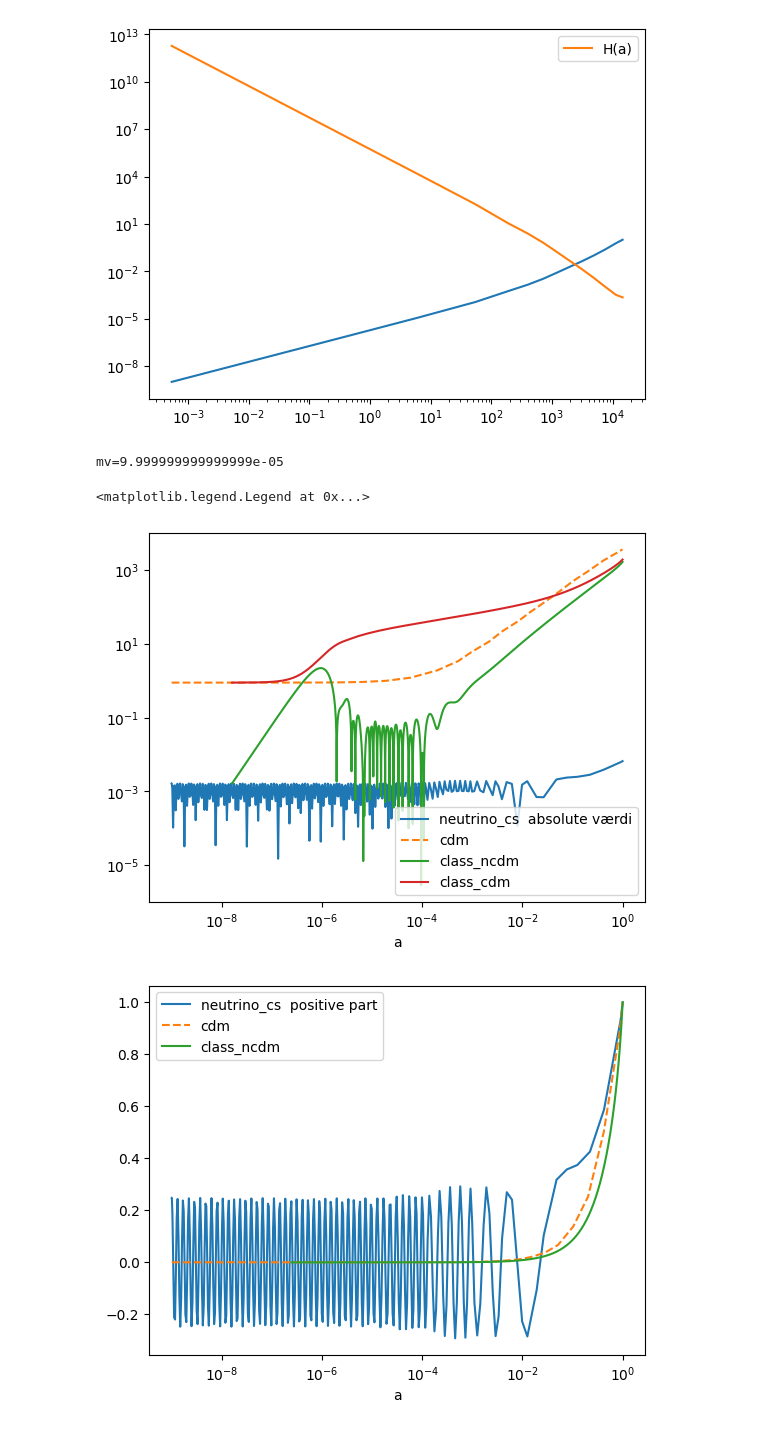
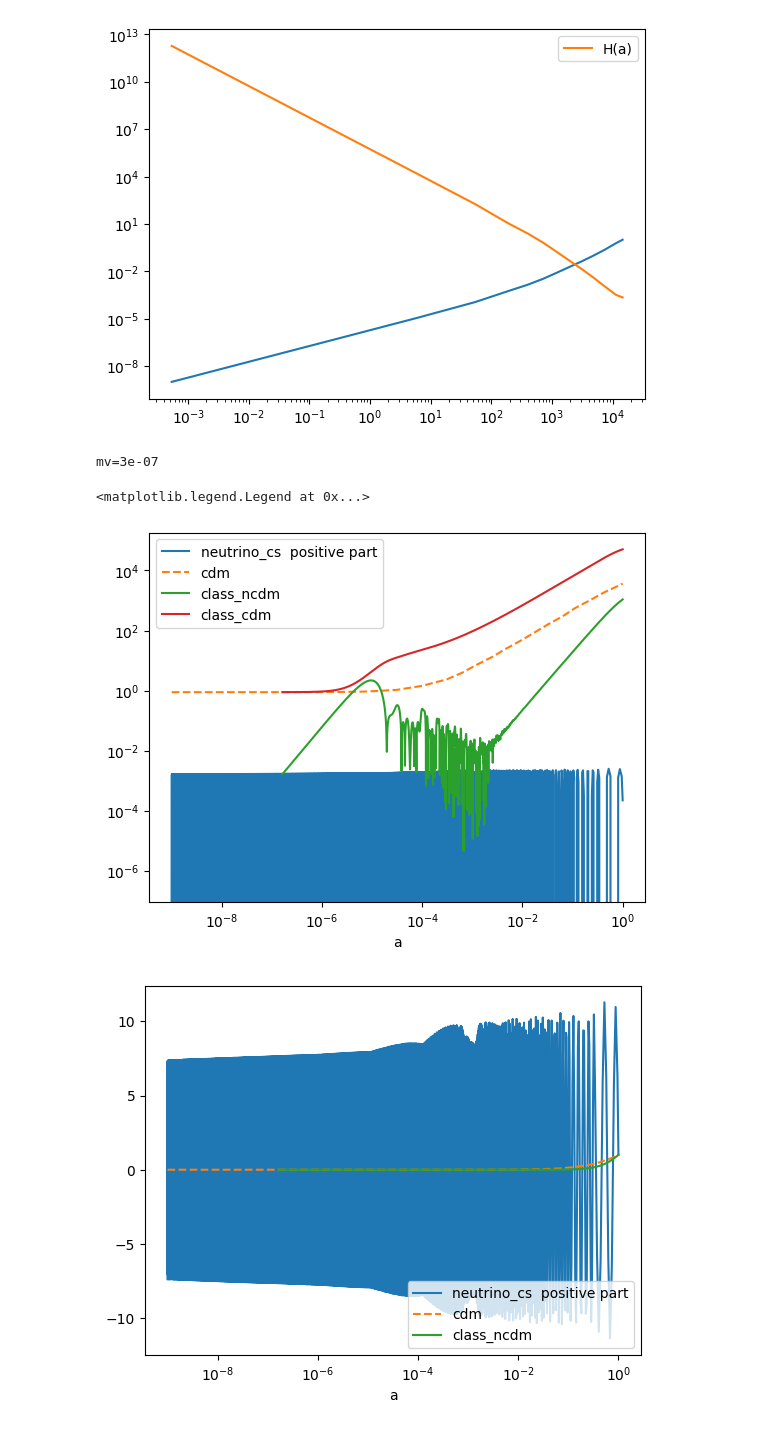
Before and after one commit to eriksteenberg/Power-spectrum-Test, a Jupyter notebook: cdm_cs_simulering.ipynb, the cells around one changed output. Saved outputs shown, nothing was run; the diff lists cells and outputs as text; code cells hidden in the pictures.

```diff
--- a/cdm_cs_simulering.ipynb
+++ b/cdm_cs_simulering.ipynb
@@ -8,18 +8,20 @@ import scipy.integrate as sc
 import scipy.interpolate
 # %%
 kvec = np.logspace(1e-3,1e1,20)#
-kvec = [1e-3,1e-2,1e-1,1,1e1]
+kvec = [1e-1,1,1e1]
 print(kvec)
 Omega_M = 0.3
 Omega_R = 7e-5
 Omega_lambda = 1 - Omega_M - Omega_R
 
-mv_test = 1e2
+mv_test = 0.3#1e2
 
 H0 = 67 / (3*1e5) # i 1/Mpc
 cosmo_dict ={'H0':70,  'Omega_cdm':0.3, 'k_output_values':str(kvec).strip('[]'), "N_ncdm":1,
              "m_ncdm":mv_test # massen er givet i eV s' jeg min egen test m_v skal være en faktor  1e-6 mindre
-           ,'output':'tCl, lCl, dTk, vTk, pCl', 'lensing':'yes',}
+           ,'output':'tCl, lCl, dTk, vTk, pCl', 'lensing':'yes',
+            "ncdm_fluid_approximation":3
+            }
 
 cosmo = Class()
 cosmo.set(cosmo_dict)
@@ -145,7 +147,7 @@ mv *= 1e-6
 print(f"{mv=}")
 
 
-k_val = 4
+k_val = 1
 
 def cb_solve(t,y):
     delta     = y[0]
@@ -184,38 +186,38 @@ delta0 = pts[k_val]["delta_ncdm[0]"][0]
 theta0 = pts[k_val]["theta_ncdm[0]"][0]
 
 params = [delta0,theta0]
 
 
 sol_cb1 = sc.solve_ivp(cb_solve,t_span = t_span, y0 = params,args=(1,))
 
 delta1 = sol_cb1.y[0]
 
-#plt.loglog(a_interp(sol_cb1.t),delta1,label="neutrino_cs  positive part")
+plt.loglog(a_interp(sol_cb1.t),delta1,label="neutrino_cs  positive part")
 #plt.loglog(a_interp(sol_cb1.t),-delta1,label="neutrino_cs negative part")
 
 
-plt.loglog(a_interp(sol_cb1.t),np.abs(delta1),label="neutrino_cs  absolute værdi")
+#plt.loglog(a_interp(sol_cb1.t),np.abs(delta1),label="neutrino_cs  absolute værdi")
 plt.loglog(a_interp(sol_cb.t),np.abs(delta),"--",label="cdm")
 plt.xlabel("a")
 
 plt.loglog(pts[k_val]["a"],np.abs(pts[k_val]["delta_ncdm[0]"]),label="class_ncdm")
 plt.loglog(pts[k_val]["a"],np.abs(pts[k_val]["delta_cdm"]),label="class_cdm")
 plt.legend()
 
 plt.figure(21312)
 
 plt.semilogx(a_interp(sol_cb1.t),delta1/delta1[-1],label="neutrino_cs  positive part")
 plt.semilogx(a_interp(sol_cb.t),np.abs(delta/delta[-1]),"--",label="cdm")
 plt.xlabel("a")
 k_val = 1
 
 plt.semilogx(pts[k_val]["a"],np.abs(pts[k_val]["delta_ncdm[0]"]/np.abs(pts[k_val]["delta_ncdm[0]"])[-1]),label="class_ncdm")
 plt.legend()
 # %% [output]
-mv=9.999999999999999e-05
+mv=3e-07
 <matplotlib.legend.Legend at 0x...>
-[figure, old version]
+[figure, new version]
-[figure, old version]
+[figure, new version]
 # %%
 
 plt.semilogx(a_interp(sol_cb1.t),delta1,"--",label="neutrino_cs  positive part")
```
Also changed, not shown: parts of 11 cells of this notebook.
